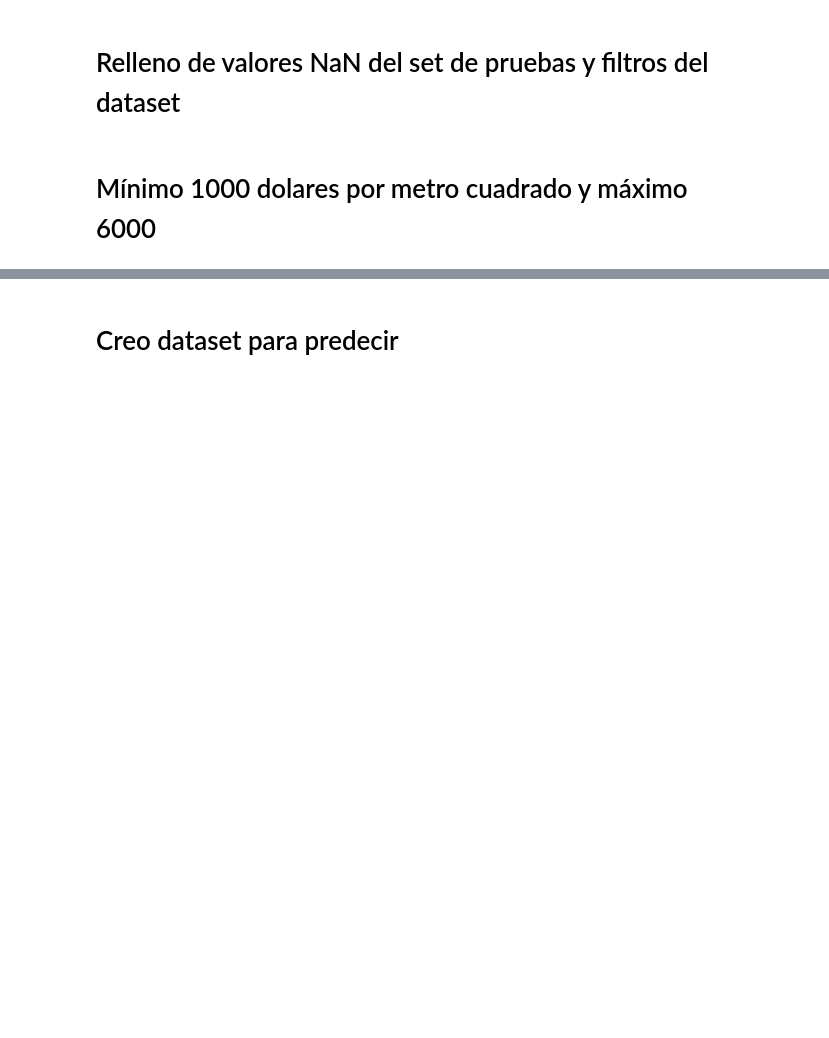
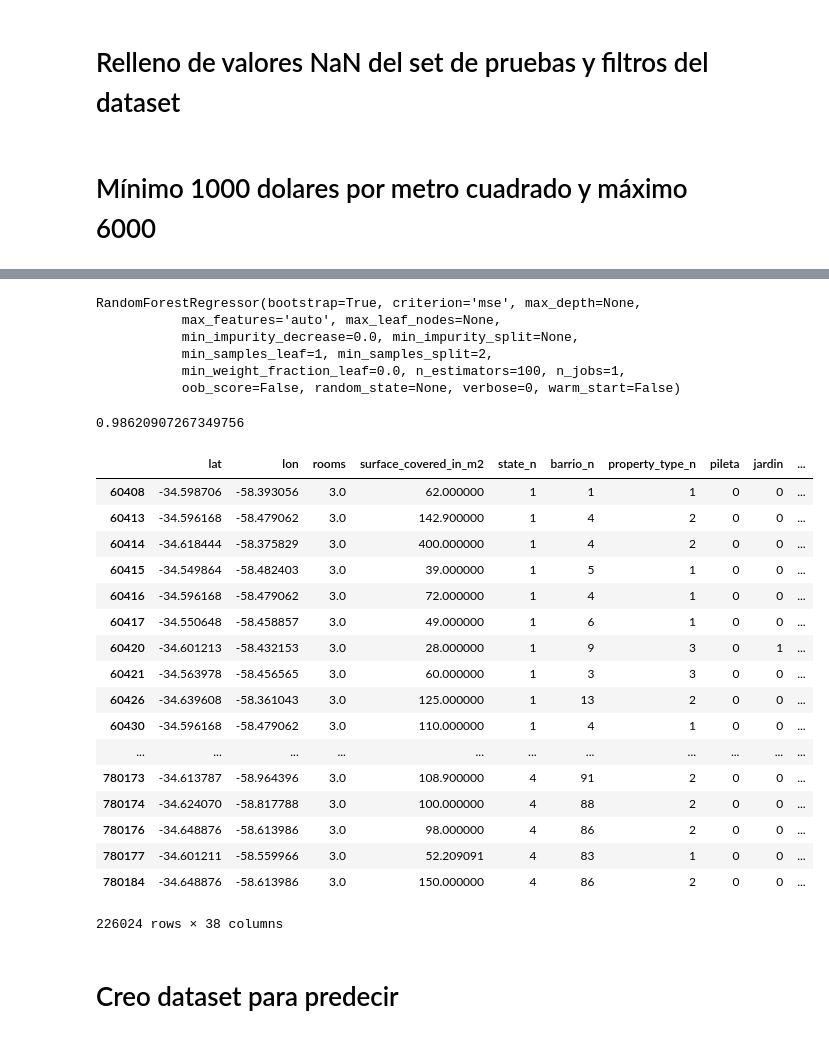
Before and after one commit to lucaslavandeira/7506-ml, a Jupyter notebook: creacion_dataset.ipynb, the cells around one changed output, grey strips where cells are left out. Cells and saved outputs as stored; diff of their text form; code cells hidden in the pictures; blank space fills up the shorter version.

Commit message:
Agrego randomforest a prediccion de superficie

```diff
--- a/creacion_dataset.ipynb
+++ b/creacion_dataset.ipynb
@@ -254,0 +261,46 @@ df_test.to_csv(testing_features)
+# %%
+grid = RandomForestRegressor(n_estimators=100)
+# %%
+grid.fit(df_superficie, superficie)
+# %% [output]
+RandomForestRegressor(bootstrap=True, criterion='mse', max_depth=None,
+           max_features='auto', max_leaf_nodes=None,
+           min_impurity_decrease=0.0, min_impurity_split=None,
+           min_samples_leaf=1, min_samples_split=2,
+           min_weight_fraction_leaf=0.0, n_estimators=100, n_jobs=1,
+           oob_score=False, random_state=None, verbose=0, warm_start=False)
+# %%
+grid.score(df_superficie, superficie)
+# %% [output]
+0.98620907267349756
+# %%
+precios_test = df_test['price_aprox_usd']
+del df_test['price_aprox_usd']
+
+df_test_superficies_nan = df_test.loc[np.isnan(df_test['surface_covered_in_m2']), df_test.columns != 'surface_covered_in_m2']
+
+prediccion_superficie = grid.predict(df_test_superficies_nan)
+prediccion_superficie_df = pd.DataFrame({'surface_covered_in_m2': prediccion_superficie}, df_test_superficies_nan.index)
+# %%
+df_test.update(prediccion_superficie_df)
+# %%
+df_test
+# %% [output]
+|  | lat | lon | rooms | surface_covered_in_m2 | state_n | barrio_n | property_type_n | pileta | jardin | ... |
+| 60408 | -34.598706 | -58.393056 | 3.0 | 62.000000 | 1 | 1 | 1 | 0 | 0 | ... |
+| 60413 | -34.596168 | -58.479062 | 3.0 | 142.900000 | 1 | 4 | 2 | 0 | 0 | ... |
+| 60414 | -34.618444 | -58.375829 | 3.0 | 400.000000 | 1 | 4 | 2 | 0 | 0 | ... |
+| 60415 | -34.549864 | -58.482403 | 3.0 | 39.000000 | 1 | 5 | 1 | 0 | 0 | ... |
+| 60416 | -34.596168 | -58.479062 | 3.0 | 72.000000 | 1 | 4 | 1 | 0 | 0 | ... |
+| 60417 | -34.550648 | -58.458857 | 3.0 | 49.000000 | 1 | 6 | 1 | 0 | 0 | ... |
+| 60420 | -34.601213 | -58.432153 | 3.0 | 28.000000 | 1 | 9 | 3 | 0 | 1 | ... |
+| 60421 | -34.563978 | -58.456565 | 3.0 | 60.000000 | 1 | 3 | 3 | 0 | 0 | ... |
+| 60426 | -34.639608 | -58.361043 | 3.0 | 125.000000 | 1 | 13 | 2 | 0 | 0 | ... |
+| 60430 | -34.596168 | -58.479062 | 3.0 | 110.000000 | 1 | 4 | 1 | 0 | 0 | ... |
+| ... | ... | ... | ... | ... | ... | ... | ... | ... | ... | ... |
+| 780173 | -34.613787 | -58.964396 | 3.0 | 108.900000 | 4 | 91 | 2 | 0 | 0 | ... |
+| 780174 | -34.624070 | -58.817788 | 3.0 | 100.000000 | 4 | 88 | 2 | 0 | 0 | ... |
+| 780176 | -34.648876 | -58.613986 | 3.0 | 98.000000 | 4 | 86 | 2 | 0 | 0 | ... |
+| 780177 | -34.601211 | -58.559966 | 3.0 | 52.209091 | 4 | 83 | 1 | 0 | 0 | ... |
+| 780184 | -34.648876 | -58.613986 | 3.0 | 150.000000 | 4 | 86 | 2 | 0 | 0 | ... |
+226024 rows × 38 columns
```
Also changed, not shown: parts of 43 cells of this notebook.
